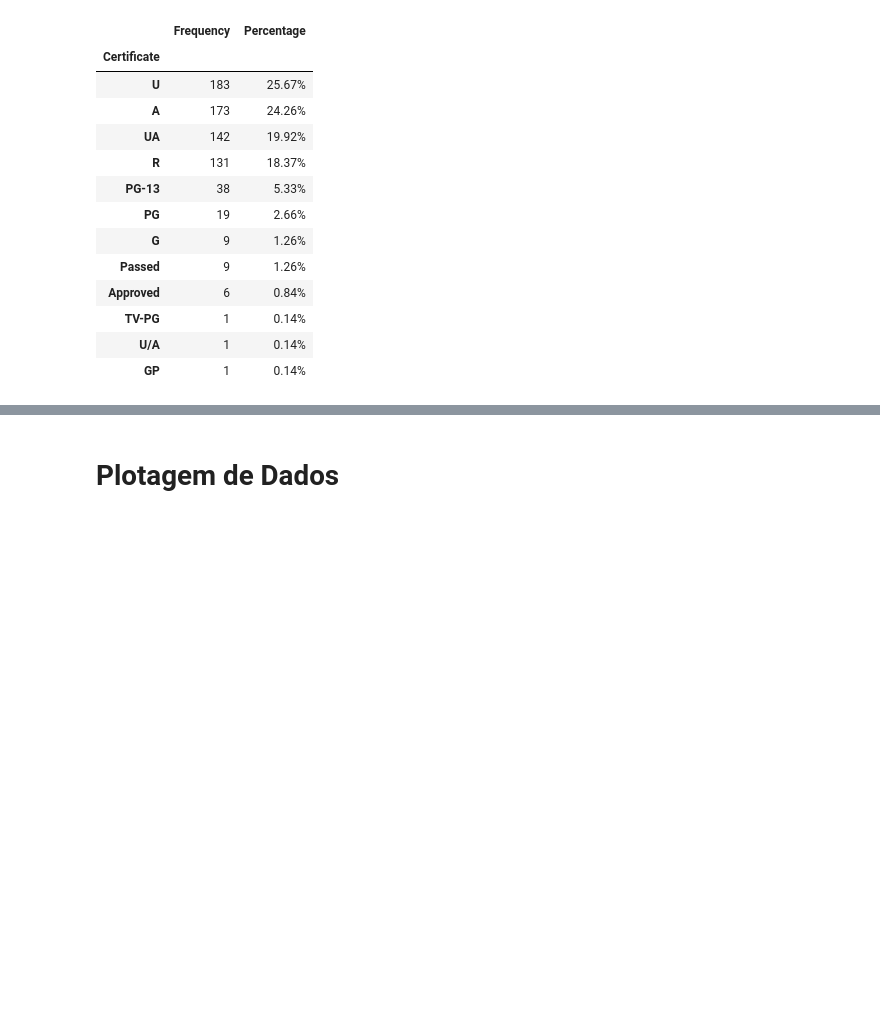
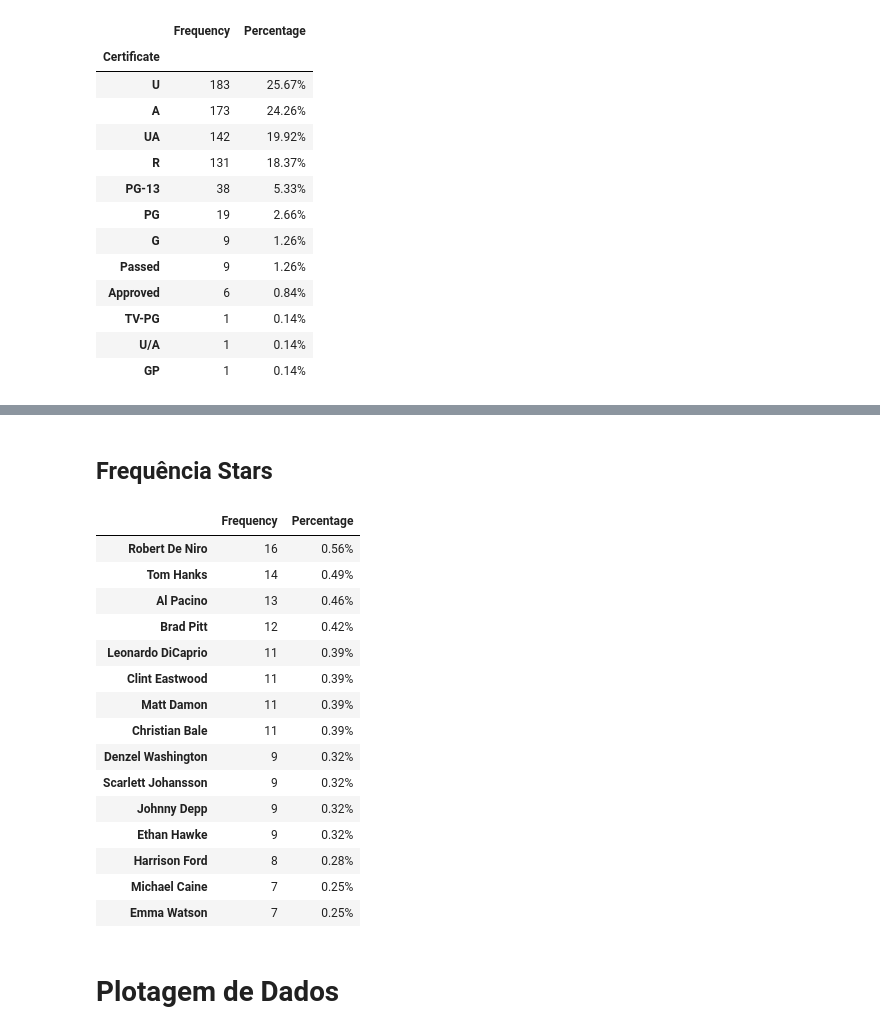
Before and after one commit to rodrigosena17/LH_CD_RodrigoSena, a Jupyter notebook: Jupyter Notebook/LH_CD_RodrigoSena.ipynb, the cells around one changed output, grey strips where cells are left out. Drawn from its saved outputs; the diff is of its cells as text; code cells hidden in the pictures; blank space fills up the shorter version.

```diff
--- a/Jupyter Notebook/LH_CD_RodrigoSena.ipynb
+++ b/Jupyter Notebook/LH_CD_RodrigoSena.ipynb
@@ -244,0 +275,3 @@ frequencia_certificate
+# %%
+df_stars = pd.concat([df['Star1'], df['Star2'], df['Star3'], df['Star4']])
+df_stars
@@ -245,3 +291,27 @@ frequencia_certificate
+# %% [markdown]
+## Frequência Stars
+# %%
+frequencia_stars = pd.DataFrame({'Frequency': df_stars.value_counts(), 'Percentage': (df_stars.value_counts(normalize=True) * 100) .map('{:.2f}%'.format)})
+frequencia_stars.to_excel('../Resultados/frequencia_stars.xlsx', index=True)
+frequencia_stars.iloc[:15]
+#Exibe a frequencia dos 15 atores/atrizes com mais filmes no dataset
+# %% [output]
+|  | Frequency | Percentage |
+| Robert De Niro | 16 | 0.56% |
+| Tom Hanks | 14 | 0.49% |
+| Al Pacino | 13 | 0.46% |
+| Brad Pitt | 12 | 0.42% |
+| Leonardo DiCaprio | 11 | 0.39% |
+| Clint Eastwood | 11 | 0.39% |
+| Matt Damon | 11 | 0.39% |
+| Christian Bale | 11 | 0.39% |
+| Denzel Washington | 9 | 0.32% |
+| Scarlett Johansson | 9 | 0.32% |
+| Johnny Depp | 9 | 0.32% |
+| Ethan Hawke | 9 | 0.32% |
+| Harrison Ford | 8 | 0.28% |
+| Michael Caine | 7 | 0.25% |
+| Emma Watson | 7 | 0.25% |
 # %% [markdown]
 # Plotagem de Dados
 # %% [markdown]
```
Also changed, not shown: parts of 14 cells of this notebook, 6 other files.
